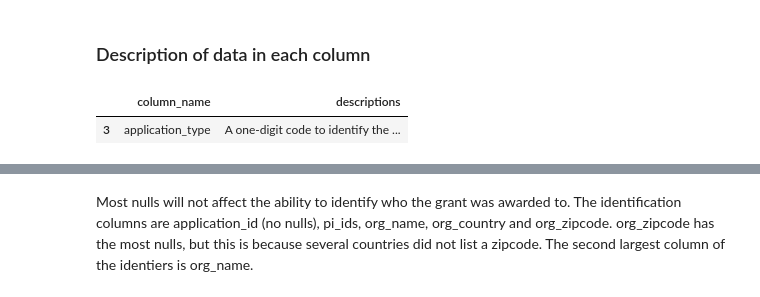
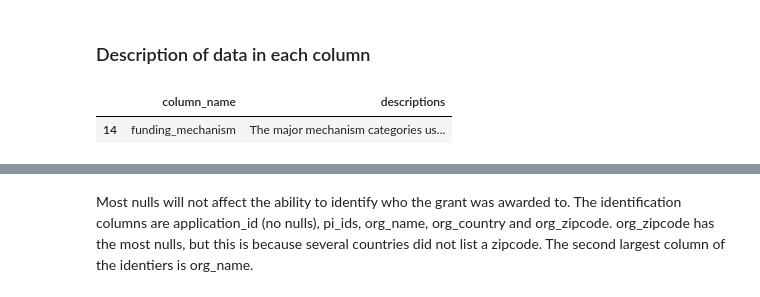
Before and after one commit to yuwie10/nih-awards, a Jupyter notebook: grants_EDA.ipynb, the cells around one changed output, grey strips where cells are left out. Saved outputs shown, nothing was run; the diff lists cells and outputs as text; code cells hidden in the pictures.

```diff
--- a/grants_EDA.ipynb
+++ b/grants_EDA.ipynb
@@ -121,8 +108,8 @@ KeyboardInterrupt:
 # %%
 col_info = pd.read_csv('grant_col_info_all.csv')
 pd.set_option('display.max_colwidth', 500)
-col_info.ix[col_info['column_name'].str.contains('application_t')]
+col_info.ix[col_info['column_name'].str.contains('funding_mech')]
 pd.set_option('display.max_colwidth', 50)
 # %% [output]
 |  | column_name | descriptions |
-| 3 | application_type | A one-digit code to identify the ... |
+| 14 | funding_mechanism | The major mechanism categories us... |
```
Also changed, not shown: parts of 14 cells of this notebook, 2 other files.
